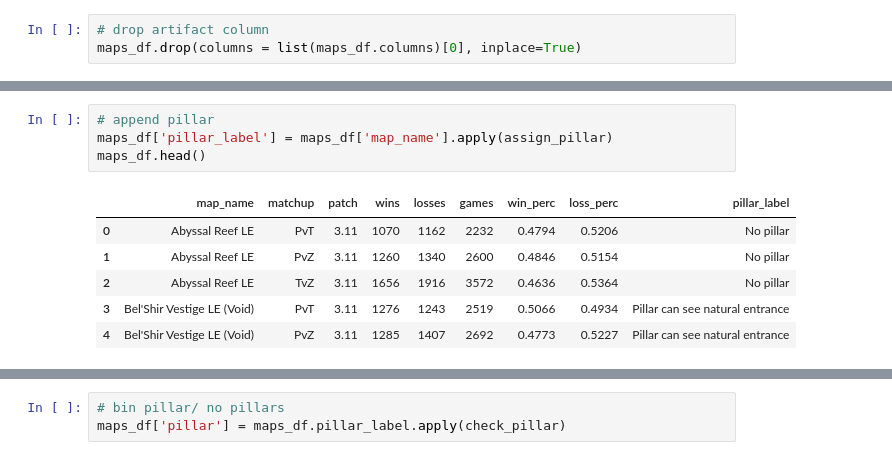
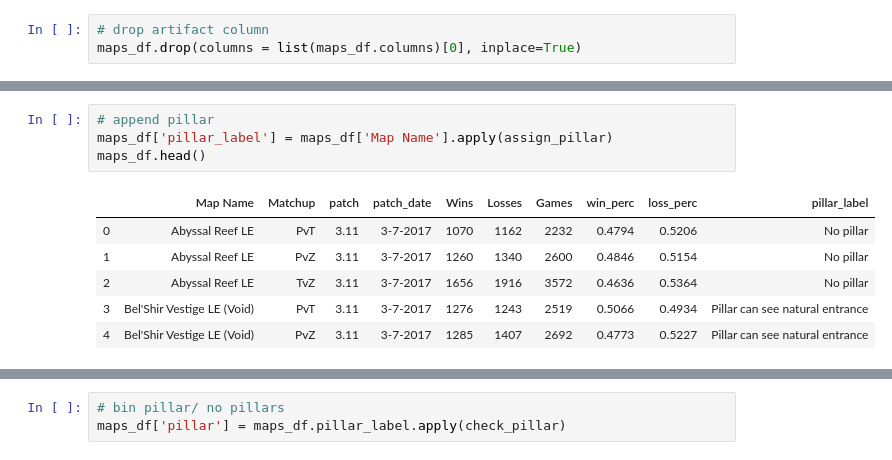
Before and after one commit to SpecCRA/sc2_map_pillar_analysis, a Jupyter notebook: eda.ipynb, the cells around one changed output, grey strips where cells are left out. Cells and saved outputs as stored; diff of their text form.

```diff
--- a/eda.ipynb
+++ b/eda.ipynb
@@ -88,14 +97,14 @@ maps_df.drop(columns = list(maps_df.columns)[0], inplace=True)
 # %%
 # append pillar
-maps_df['pillar_label'] = maps_df['map_name'].apply(assign_pillar)
+maps_df['pillar_label'] = maps_df['Map Name'].apply(assign_pillar)
 maps_df.head()
 # %% [output]
-|  | map_name | matchup | patch | wins | losses | games | win_perc | loss_perc | pillar_label |
-| 0 | Abyssal Reef LE | PvT | 3.11 | 1070 | 1162 | 2232 | 0.4794 | 0.5206 | No pillar |
-| 1 | Abyssal Reef LE | PvZ | 3.11 | 1260 | 1340 | 2600 | 0.4846 | 0.5154 | No pillar |
-| 2 | Abyssal Reef LE | TvZ | 3.11 | 1656 | 1916 | 3572 | 0.4636 | 0.5364 | No pillar |
-| 3 | Bel'Shir Vestige LE (Void) | PvT | 3.11 | 1276 | 1243 | 2519 | 0.5066 | 0.4934 | Pillar can see natural entrance |
-| 4 | Bel'Shir Vestige LE (Void) | PvZ | 3.11 | 1285 | 1407 | 2692 | 0.4773 | 0.5227 | Pillar can see natural entrance |
+|  | Map Name | Matchup | patch | patch_date | Wins | Losses | Games | win_perc | loss_perc | pillar_label |
+| 0 | Abyssal Reef LE | PvT | 3.11 | 3-7-2017 | 1070 | 1162 | 2232 | 0.4794 | 0.5206 | No pillar |
+| 1 | Abyssal Reef LE | PvZ | 3.11 | 3-7-2017 | 1260 | 1340 | 2600 | 0.4846 | 0.5154 | No pillar |
+| 2 | Abyssal Reef LE | TvZ | 3.11 | 3-7-2017 | 1656 | 1916 | 3572 | 0.4636 | 0.5364 | No pillar |
+| 3 | Bel'Shir Vestige LE (Void) | PvT | 3.11 | 3-7-2017 | 1276 | 1243 | 2519 | 0.5066 | 0.4934 | Pillar can see natural entrance |
+| 4 | Bel'Shir Vestige LE (Void) | PvZ | 3.11 | 3-7-2017 | 1285 | 1407 | 2692 | 0.4773 | 0.5227 | Pillar can see natural entrance |
 # %%
 # apply matchups
 
```
Also changed, not shown: parts of 12 cells of this notebook, 5 other files.
